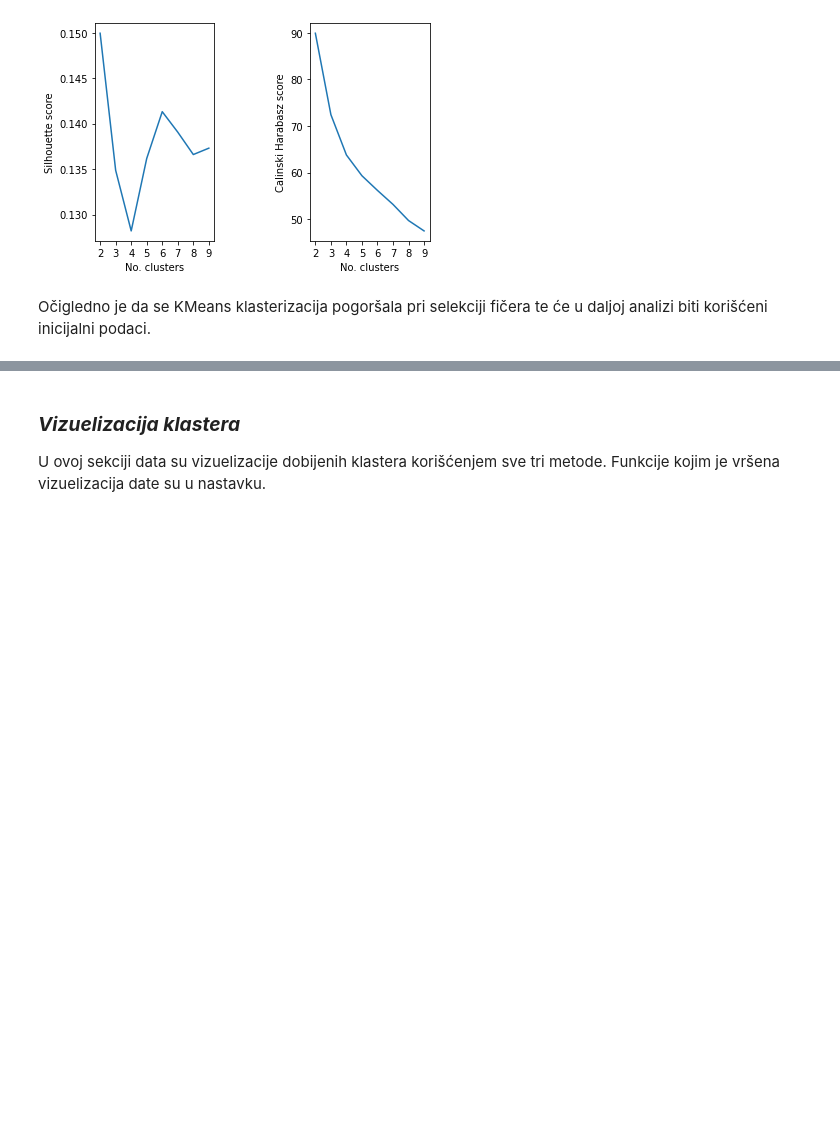
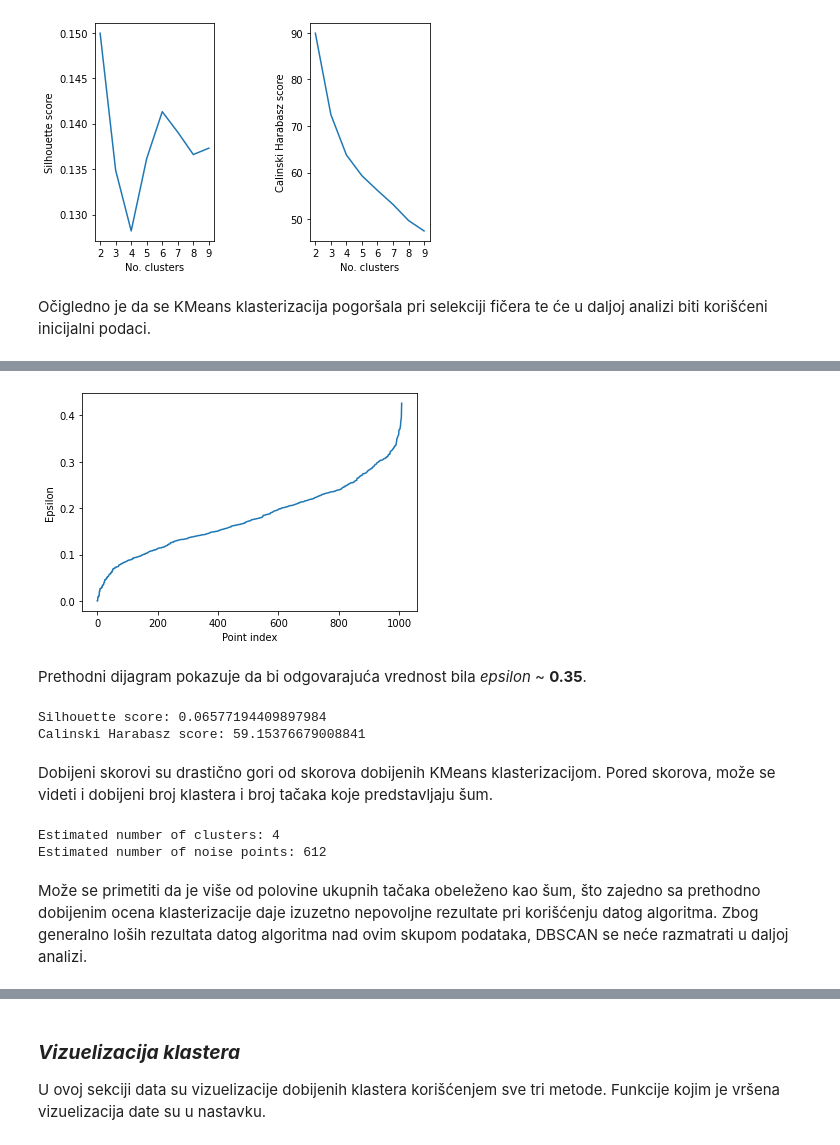
Before and after one commit to LastChanceKatze/ml_young_people_survey, a Jupyter notebook: movie_preferences_clustering.ipynb, the cells around one changed output, grey strips where cells are left out. Cells and saved outputs as stored; diff of their text form; code cells hidden in the pictures; blank space fills up the shorter version.

Commit message:
add: notebook - dbscan

```diff
--- a/movie_preferences_clustering.ipynb
+++ b/movie_preferences_clustering.ipynb
@@ -247,3 +249,12 @@ pd.DataFrame(data_movie_n).describe(include="all")
 | 50% | 0.200805 | 0.119005 | 0.140797 | 0.195143 | 0.143679 | 0.130189 | 0.130435 | 0.163504 | 0.167542 | 0.156801 | 0.082903 | ... |
 | 75% | 0.215365 | 0.163436 | 0.173056 | 0.212829 | 0.186276 | 0.171775 | 0.173955 | 0.198068 | 0.201456 | 0.185896 | 0.120483 | ... |
 | max | 0.265747 | 0.255822 | 0.255822 | 0.263158 | 0.263158 | 0.253837 | 0.257172 | 0.262794 | 0.258890 | 0.256833 | 0.251259 | ... |
+# %%
+# feature scaling
+def scale_features(data):
+    scaler = StandardScaler()
+    return scaler.fit_transform(data)
+
+data_movie_s = scale_features(data_movie_e)
+# describe the scaled data
+pd.DataFrame(data_movie_s).describe(include="all")
@@ -363,0 +389,38 @@ Očigledno je da se KMeans klasterizacija pogoršala pri selekciji fičera te ć
+# %%
+def find_optimal_eps(data, nn_metric):
+    neigh = NearestNeighbors(n_neighbors=2, metric=nn_metric)
+    nbrs = neigh.fit(data)
+    distances, indices = nbrs.kneighbors(data)
+
+    distances = np.sort(distances, axis=0)
+    distances = distances[:, 1]
+    plt.plot(distances)
+    plt.xlabel("Point index")
+    plt.ylabel("Epsilon")
+
+find_optimal_eps(data_movie_s, "cosine")
+# %% [output]
+[figure, added]
+# %% [markdown]
+Prethodni dijagram pokazuje da bi odgovarajuća vrednost bila *epsilon* ~ **0.35**.
+# %%
+dbscan = DBSCAN(eps=0.35, min_samples=40, metric=nn_metric)
+dbscan.fit(data_movie_s)
+
+eval_scores(data_movie_s, dbscan.labels_, "cosine")
+# %% [output]
+Silhouette score: 0.06577194409897984
+Calinski Harabasz score: 59.15376679008841
+# %% [markdown]
+Dobijeni skorovi su drastično gori od skorova dobijenih KMeans klasterizacijom. Pored skorova, može se videti i dobijeni broj klastera i broj tačaka koje predstavljaju šum.
+# %%
+dbscan_clusters_ = len(set(clustering.labels_)) - (1 if -1 in clustering.labels_ else 0)
+dbscan_noise_ = list(clustering.labels_).count(-1)
+
+print(f"Estimated number of clusters: {n_clusters_}")
+print(f"Estimated number of noise points: {n_noise_}")
+# %% [output]
+Estimated number of clusters: 4
+Estimated number of noise points: 612
+# %% [markdown]
+Može se primetiti da je više od polovine ukupnih tačaka obeleženo kao šum, što zajedno sa prethodno dobijenim ocena klasterizacije daje izuzetno nepovoljne rezultate pri korišćenju datog algoritma. Zbog generalno loših rezultata datog algoritma nad ovim skupom podataka, DBSCAN se neće razmatrati u daljoj analizi.
```
Also changed, not shown: parts of 7 cells of this notebook.
